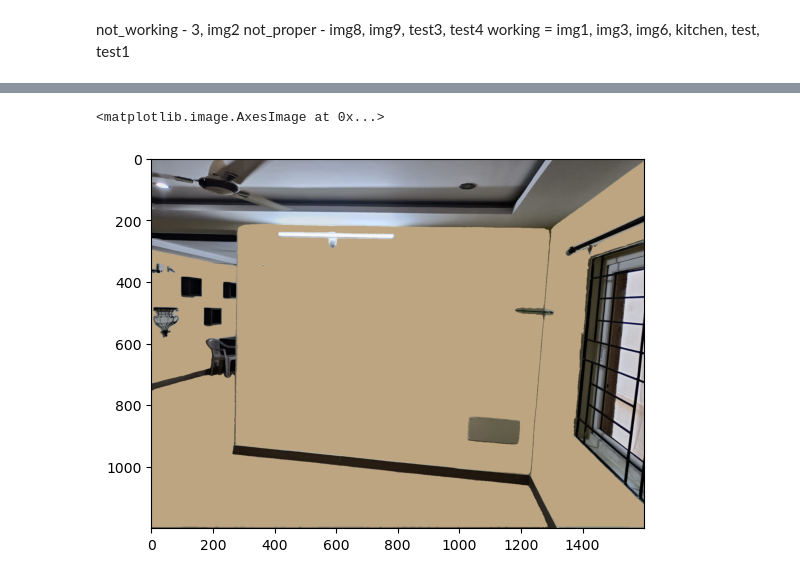
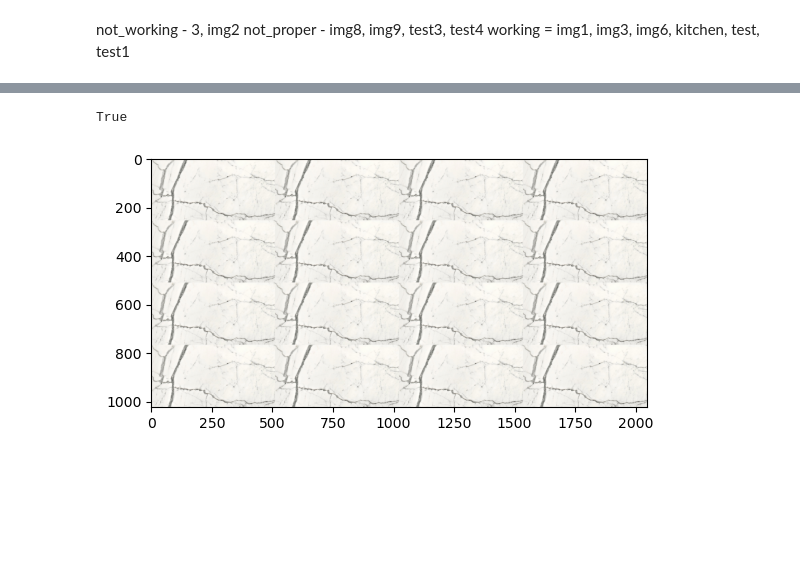
Before and after one commit to Karan-00-11/mfs, a Jupyter notebook: overlaying/overlayer.ipynb, the cells around one changed output, grey strips where cells are left out. Saved outputs shown, nothing was run; the diff lists cells and outputs as text; code cells hidden in the pictures; blank space fills up the shorter version.

Commit message:
overlayer our version in process

```diff
--- a/overlaying/overlayer.ipynb
+++ b/overlaying/overlayer.ipynb
@@ -369,11 +390,11 @@ not_working - 3, img2
 not_proper - img8, img9, test3, test4
 working = img1, img3, img6, kitchen, test, test1
 # %%
-USER_IMG = 'img9'
+USER_IMG = 'img6'
 
 layout_input = "../inputs/layout_outputs/{}.jpeg".format(USER_IMG)
 layout_mat = "../inputs/layout_outputs/{}.txt".format(USER_IMG)
-all_masks = "../inputs/masks/{}".format(USER_IMG)
+all_mask_paths = "../inputs/masks/{}".format(USER_IMG)
 
 src_img = cv2.cvtColor(cv2.imread("../inputs/src_imgs/{}.jpeg".format(USER_IMG)), cv2.COLOR_BGR2RGB)
 
@@ -381,7 +402,7 @@ st = time.time()
 blender = MaskBlender(
         layout_input,
         layout_mat,
-        all_masks,
+        all_mask_paths,
         src_img,
         )
 et = time.time()
@@ -398,25 +417,24 @@ plt.imshow(blender.all_masks[2])
 # %%
 subject_rescale_percent = 50
 sample_paint = PRODUCTS+'/Paints/LightBlue.jpg'
 sample_stone = PRODUCTS+'/Stone/ArmaniBrown.jpg'
 sample_stone1 = PRODUCTS+'/Stone/Statuario.jpeg'
 sample_wallpaper = PRODUCTS+'/Wallpapers/64_damask wallpaper texture-seamless.jpg'
 sample_wallpaper1 = PRODUCTS+'/Wallpapers/43_geometric wallpaper texture-seamless.jpg'
 
 
-final_out = blender.implant_overlay(sample_wallpaper,
+final_out = blender.implant_overlay(sample_stone1,
                                     subject_rescale_percent,
-                                    mouse_coords = [],
-                                    mode=0
+                                    "../outs/{}.png".format(USER_IMG),
+                                    mouse_coords = [800, 1000],
+                                    mode = 1, opt=1
                                     )
 
 
 # kernel = np.array([[0, -1, 0], [-1, 5, -1], [0, -1, 0]])
 # sharpened = cv2.filter2D(final_out, -1, kernel)
 cv2.imwrite("../outs/{}.jpg".format(USER_IMG),
             cv2.cvtColor(blender.final_out, cv2.COLOR_BGR2RGB))
-
-plt.imshow(blender.final_out)
 # %% [output]
-<matplotlib.image.AxesImage at 0x...>
+True
-[figure, old version]
+[figure, new version]
```
Also changed, not shown: parts of 8 cells of this notebook, 5 other files.
